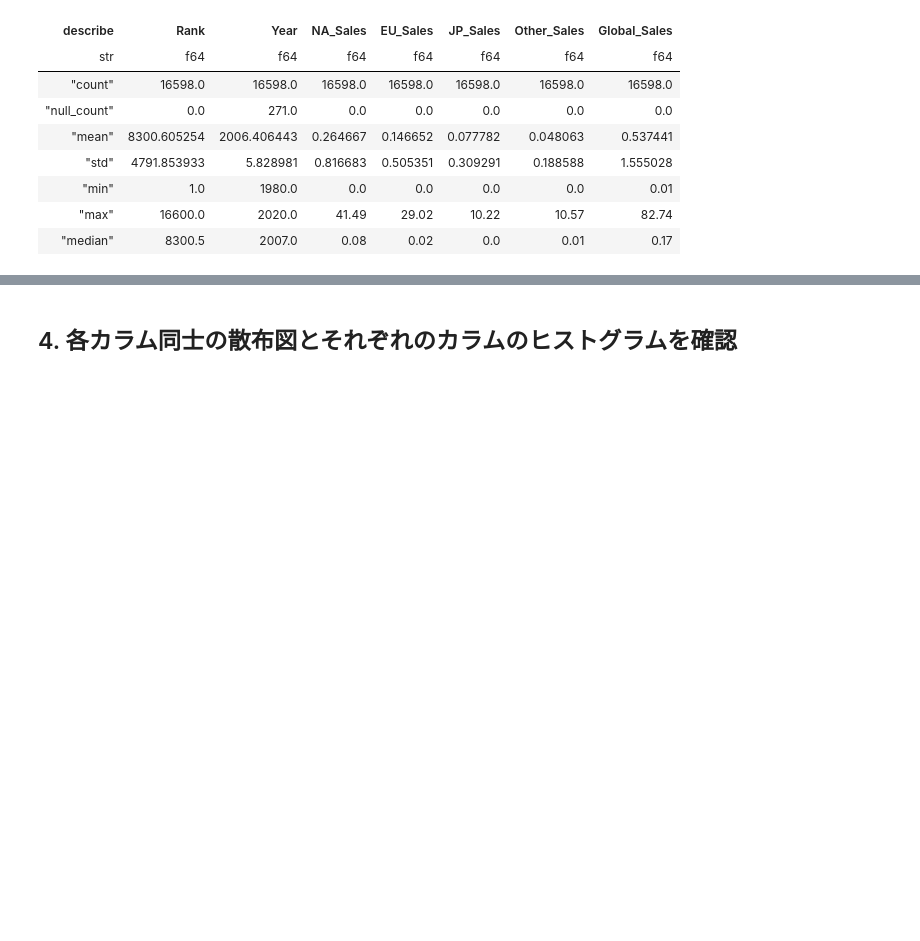
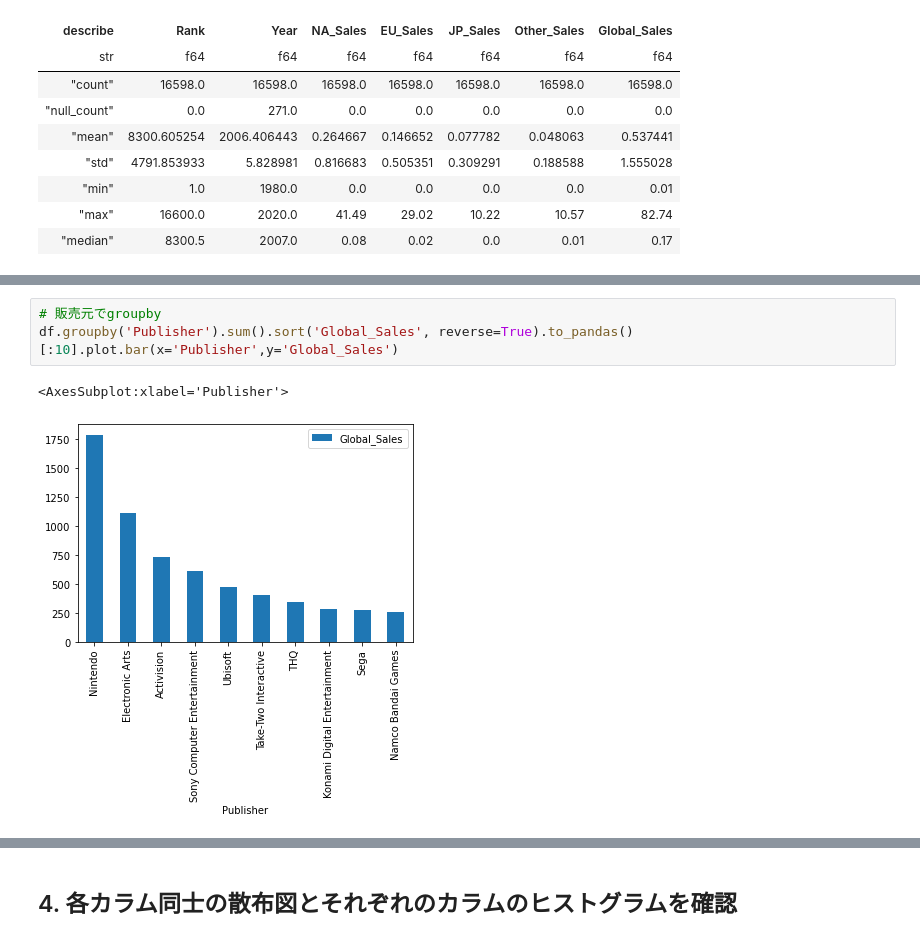
Before and after one commit to Mr-Garlic-Shrimp/TIL, a Jupyter notebook: Machine_Learning/ML_notebook-15(EDA).ipynb, the cells around one changed output, grey strips where cells are left out. Cells and saved outputs as stored; diff of their text form; blank space fills up the shorter version.

```diff
--- a/Machine_Learning/ML_notebook-15(EDA).ipynb
+++ b/Machine_Learning/ML_notebook-15(EDA).ipynb
@@ -90,0 +101,6 @@ shape: (7, 8)
+# %%
+# 販売元でgroupby
+df.groupby('Publisher').sum().sort('Global_Sales', reverse=True).to_pandas()[:10].plot.bar(x='Publisher',y='Global_Sales')
+# %% [output]
+<AxesSubplot:xlabel='Publisher'>
+[figure, added]
```
Also changed, not shown: parts of 10 cells of this notebook.
